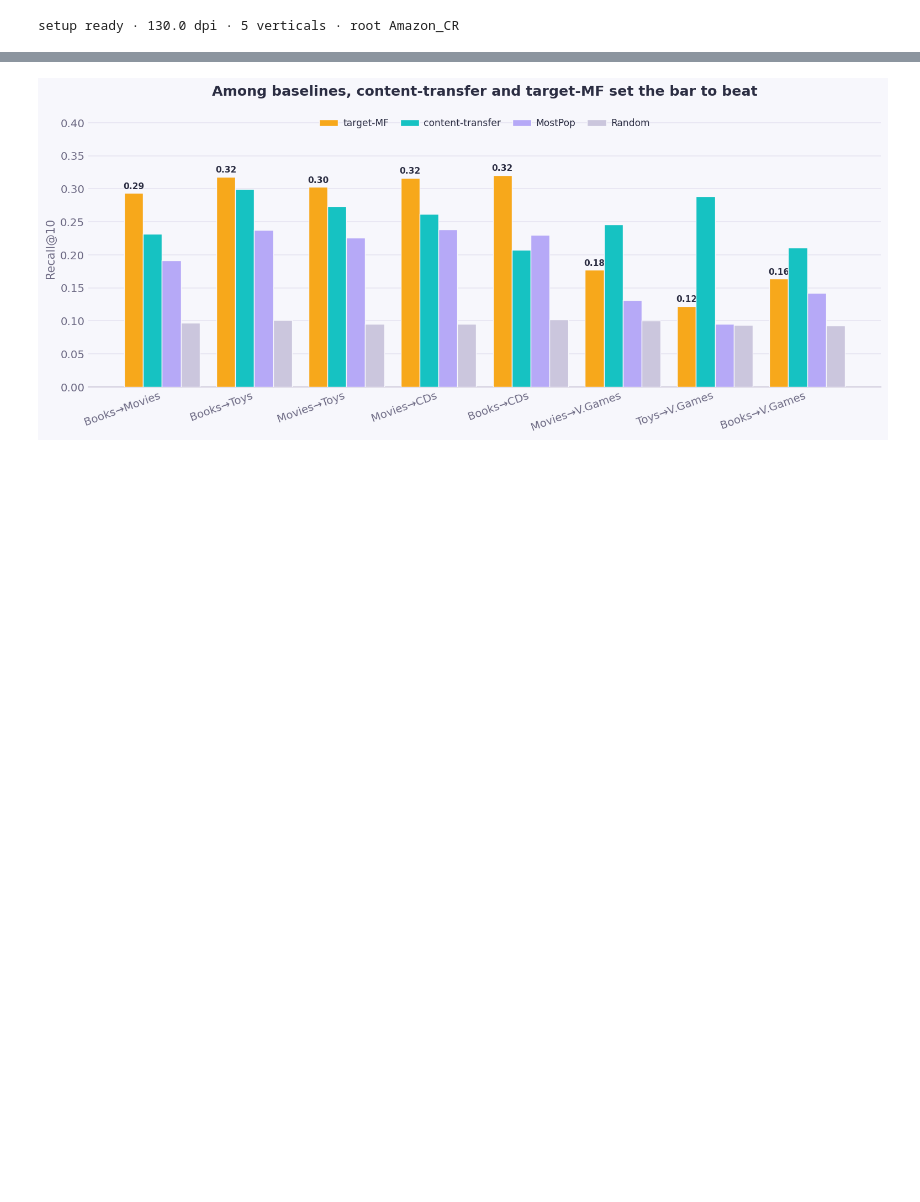
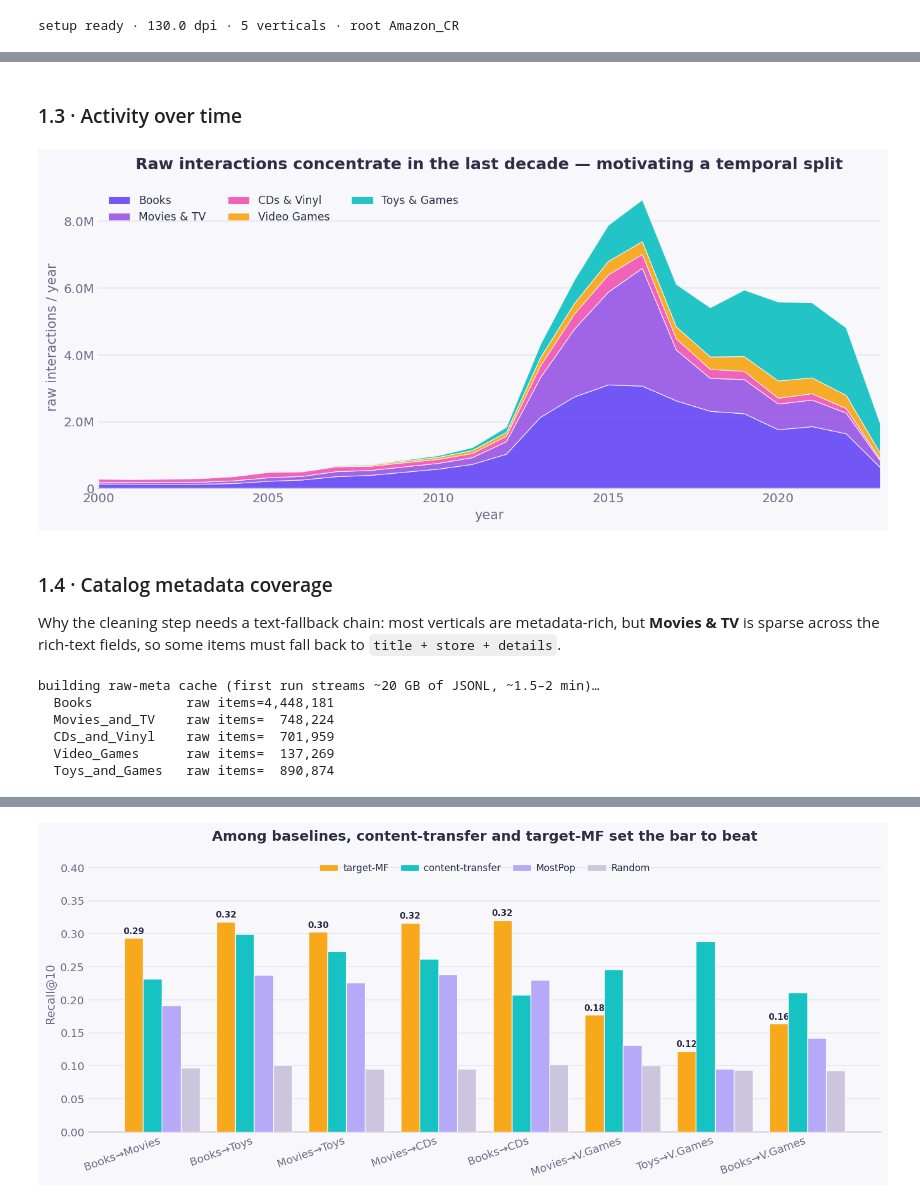
Before and after one commit to orimood/Amazon_CR, a Jupyter notebook: notebooks/presentation.ipynb, the cells around one changed output, grey strips where cells are left out. Saved outputs shown, nothing was run; the diff lists cells and outputs as text; code cells hidden in the pictures; blank space fills up the shorter version.

```diff
--- a/notebooks/presentation.ipynb
+++ b/notebooks/presentation.ipynb
@@ -512,0 +296,61 @@ cosine between the source liked-item text and target item text — a simple cont
+# %% [markdown]
+### 1.3 · Activity over time
+# %%
+piv = pd.DataFrame({v: pd.Series(RAWREV[v]['yearly']) for v in VERTICALS}).fillna(0)
+piv = piv[(piv.index >= 2000) & (piv.index <= 2023)].sort_index()
+fig, ax = plt.subplots(figsize=(10.5, 4.8))
+ax.stackplot(piv.index.values, [piv[v].values for v in VERTICALS],
+             labels=[LBL[v] for v in VERTICALS], colors=[VCOLORS[v] for v in VERTICALS],
+             alpha=0.95, edgecolor=BG, linewidth=0.6)
+ax.set_xlim(2000, 2023); ax.set_xlabel('year'); ax.set_ylabel('raw interactions / year')
+ax.yaxis.set_major_formatter(plt.FuncFormatter(lambda v, _: kfmt(v)))
+ctitle(ax, 'Raw interactions concentrate in the last decade — motivating a temporal split', size=14)
+style_bar_axis(ax, 'x'); soft_grid(ax, 'y')
+brand_legend(ax, ncol=3, loc='upper left', fontsize=9.5)
+finish(fig)
+# %% [output]
+[figure, added]
+# %% [markdown]
+### 1.4 · Catalog metadata coverage
+Why the cleaning step needs a text-fallback chain: most verticals are metadata-rich, but **Movies & TV** is sparse across the rich-text fields, so some items must fall back to `title + store + details`.
+# %%
+# ── Heavy pass #2: stream raw metadata JSONL → per-field populated rate over ALL
+#    raw items. (~1.5–2 min first run; Books meta alone is ~14 GB.) Mirrors eda.ipynb §2.2.5.
+from collections import Counter
+POP_FIELDS = ['title', 'description', 'features', 'categories', 'main_category', 'store', 'details', 'price']
+
+def build_raw_meta_cache():
+    out = {}
+    for v in VERTICALS:
+        n = 0; pop = Counter()
+        with open(RAW / 'meta' / f'meta_{v}.jsonl') as f:
+            for line in f:
+                n += 1; r = json.loads(line)
+                for k in ('title', 'main_category', 'store'):
+                    x = r.get(k)
+                    if isinstance(x, str) and x.strip(): pop[k] += 1
+                for k in ('description', 'features', 'categories'):
+                    x = r.get(k)
+                    if isinstance(x, list) and len(x) > 0: pop[k] += 1
+                if isinstance(r.get('details'), dict) and len(r['details']) > 0: pop['details'] += 1
+                if r.get('price') is not None: pop['price'] += 1
+        out[v] = {'n_items': n, 'pop': dict(pop)}
+        print(f'  {v:16s} raw items={n:>9,d}')
+    json.dump(out, open(CACHE / 'raw_meta.json', 'w'))
+    return out
+
+if (CACHE / 'raw_meta.json').exists():
+    RAWMETA = json.load(open(CACHE / 'raw_meta.json')); print('raw-meta cache loaded')
+else:
+    print('building raw-meta cache (first run streams ~20 GB of JSONL, ~1.5–2 min)…')
+    RAWMETA = build_raw_meta_cache()
+
+POPMAT = np.array([[RAWMETA[v]['pop'].get(f, 0) / RAWMETA[v]['n_items'] * 100 for f in POP_FIELDS]
+                   for v in VERTICALS])
+# %% [output]
+building raw-meta cache (first run streams ~20 GB of JSONL, ~1.5–2 min)…
+  Books            raw items=4,448,181
+  Movies_and_TV    raw items=  748,224
+  CDs_and_Vinyl    raw items=  701,959
+  Video_Games      raw items=  137,269
+  Toys_and_Games   raw items=  890,874
```
Also changed, not shown: parts of 59 cells of this notebook.
